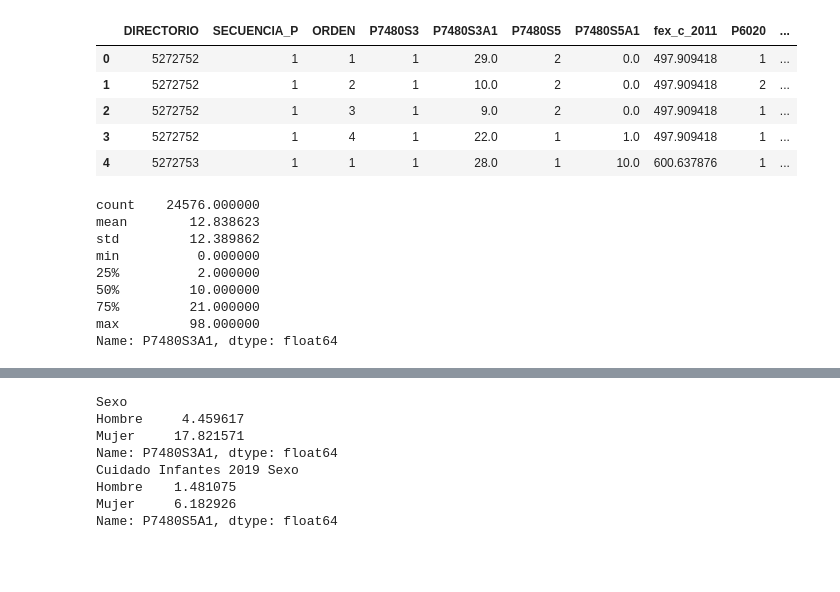
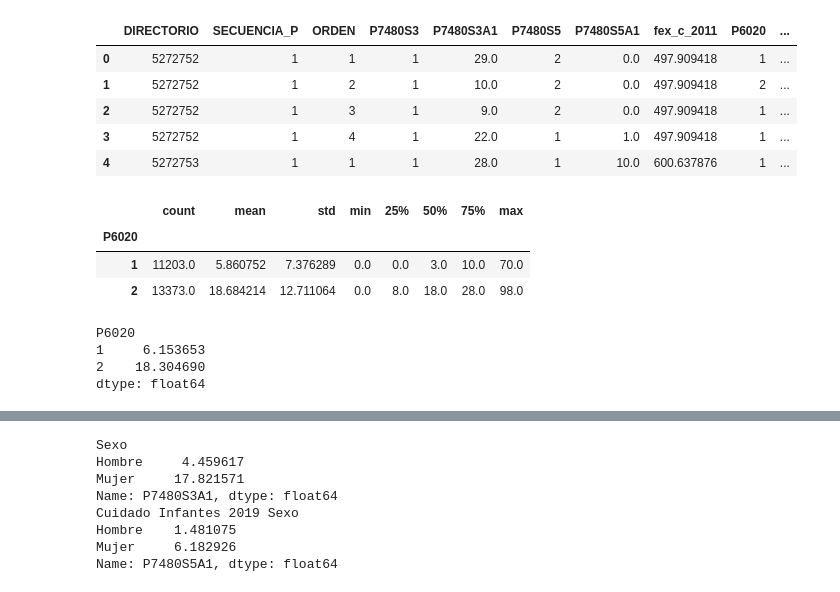
Before and after one commit to rptango/Equilibrio-Labores-Hogar, a Jupyter notebook: Equilibrio Hogares GEIH.ipynb, the cells around one changed output, grey strips where cells are left out. Saved outputs shown, nothing was run; the diff lists cells and outputs as text; code cells hidden in the pictures; blank space fills up the shorter version.

```diff
--- a/Equilibrio Hogares GEIH.ipynb
+++ b/Equilibrio Hogares GEIH.ipynb
@@ -94,15 +99,18 @@ df_2020.head()
 # %%
 #sns.pairplot(data = df_2019, vars=['P6020','P6040','P7480S3','P7480S3A1'])
 #plt.show()
 
-df_2020["P7480S3A1"].describe()
+df_2020.groupby(['P6020'])['P7480S3A1'].describe()
 # %% [output]
-count    24576.000000
-mean        12.838623
-std         12.389862
-min          0.000000
-25%          2.000000
-50%         10.000000
-75%         21.000000
-max         98.000000
-Name: P7480S3A1, dtype: float64
+|  | count | mean | std | min | 25% | 50% | 75% | max |
+| P6020 |  |  |  |  |  |  |  |  |
+| 1 | 11203.0 | 5.860752 | 7.376289 | 0.0 | 0.0 | 3.0 | 10.0 | 70.0 |
+| 2 | 13373.0 | 18.684214 | 12.711064 | 0.0 | 8.0 | 18.0 | 28.0 | 98.0 |
+# %%
+meanfex = df_2020.groupby(['P6020'])['fex_c_2011'].mean()
+print(df_2020.groupby(['P6020'])['horas_aux'].mean() / meanfex)
+# %% [output]
+P6020
+1     6.153653
+2    18.304690
+dtype: float64
```
Also changed, not shown: parts of 12 cells of this notebook.
